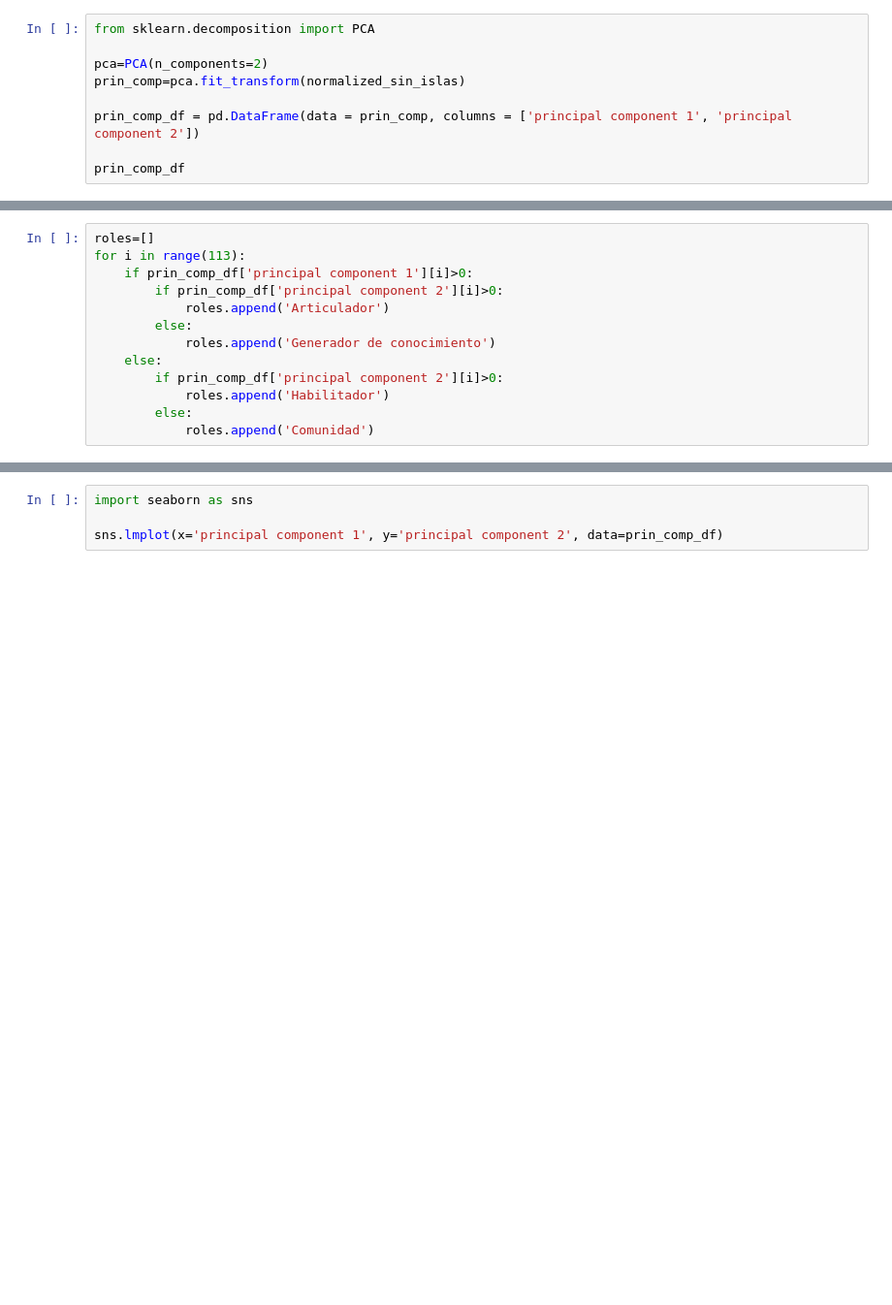
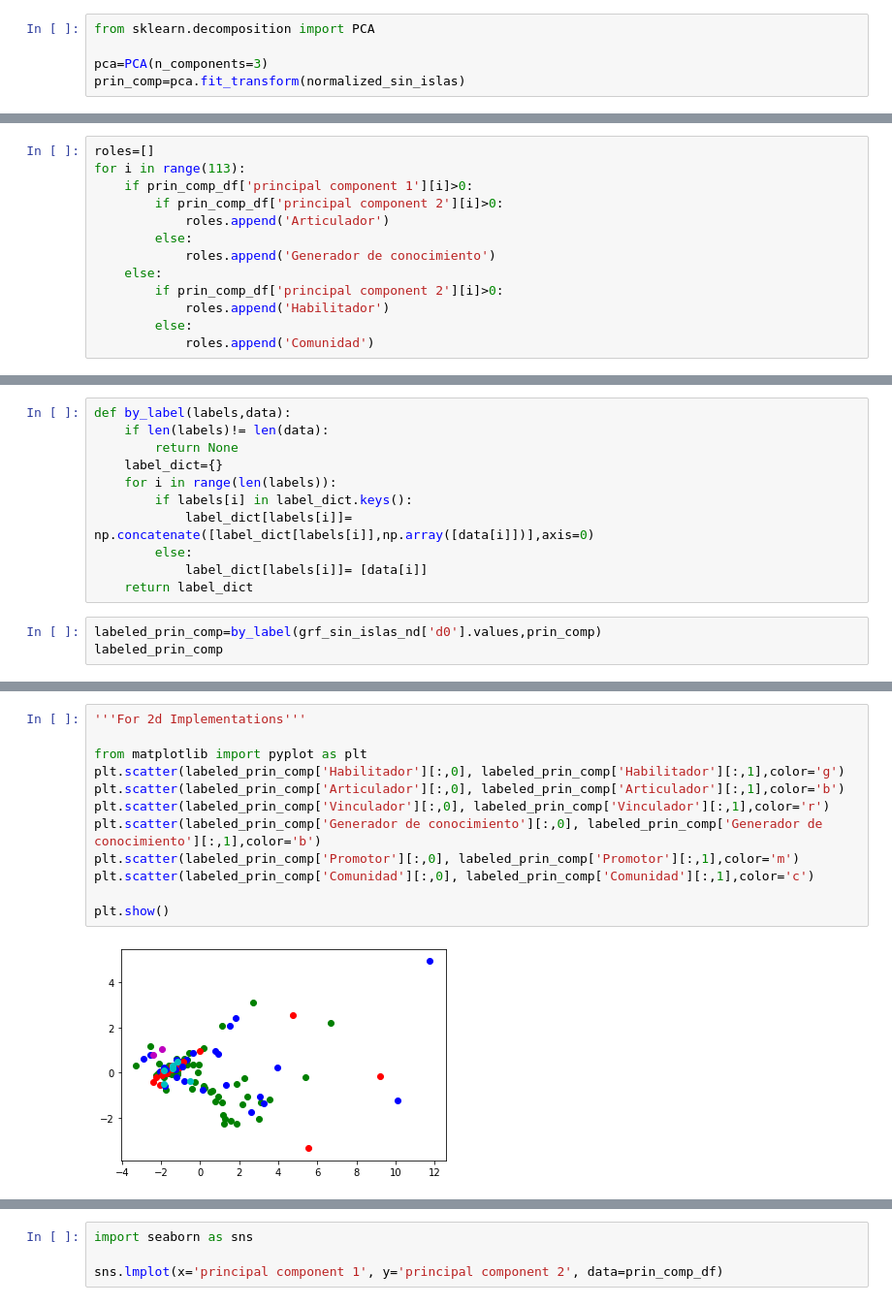
Before and after one commit to OlgaMMC/iGED, a Jupyter notebook: Kevin/analysis.ipynb, the cells around one changed output, grey strips where cells are left out. Shown at 97% size. Drawn from its saved outputs; the diff is of its cells as text; blank space fills up the shorter version.

```diff
--- a/Kevin/analysis.ipynb
+++ b/Kevin/analysis.ipynb
@@ -383,9 +371,5 @@ array([0, 4, 2, 2, 0, 0, 0, 3, 3, 0, 0, 0, 0, 0, 2, 4, 0, 0, 2, 2, 0, 2,
 # %%
 from sklearn.decomposition import PCA
 
-pca=PCA(n_components=2)
+pca=PCA(n_components=3)
 prin_comp=pca.fit_transform(normalized_sin_islas)
-
-prin_comp_df = pd.DataFrame(data = prin_comp, columns = ['principal component 1', 'principal component 2'])
-
-prin_comp_df
@@ -440,0 +413,14 @@ array([1, 2, 1, 4, 1, 1, 1, 0, 0, 1, 1, 1, 1, 1, 4, 2, 1, 1, 1, 4, 1, 1,
+# %%
+def by_label(labels,data):
+    if len(labels)!= len(data):
+        return None
+    label_dict={}
+    for i in range(len(labels)):
+        if labels[i] in label_dict.keys():
+            label_dict[labels[i]]= np.concatenate([label_dict[labels[i]],np.array([data[i]])],axis=0)
+        else:
+            label_dict[labels[i]]= [data[i]]
+    return label_dict
+# %%
+labeled_prin_comp=by_label(grf_sin_islas_nd['d0'].values,prin_comp)
+labeled_prin_comp
@@ -440,0 +445,14 @@ array([1, 2, 1, 4, 1, 1, 1, 0, 0, 1, 1, 1, 1, 1, 4, 2, 1, 1, 1, 4, 1, 1,
+# %%
+'''For 2d Implementations'''
+
+from matplotlib import pyplot as plt
+plt.scatter(labeled_prin_comp['Habilitador'][:,0], labeled_prin_comp['Habilitador'][:,1],color='g')
+plt.scatter(labeled_prin_comp['Articulador'][:,0], labeled_prin_comp['Articulador'][:,1],color='b')
+plt.scatter(labeled_prin_comp['Vinculador'][:,0], labeled_prin_comp['Vinculador'][:,1],color='r')
+plt.scatter(labeled_prin_comp['Generador de conocimiento'][:,0], labeled_prin_comp['Generador de conocimiento'][:,1],color='b')
+plt.scatter(labeled_prin_comp['Promotor'][:,0], labeled_prin_comp['Promotor'][:,1],color='m')
+plt.scatter(labeled_prin_comp['Comunidad'][:,0], labeled_prin_comp['Comunidad'][:,1],color='c')
+
+plt.show()
+# %% [output]
+[figure, added]
```
Also changed, not shown: parts of 9 cells of this notebook.
